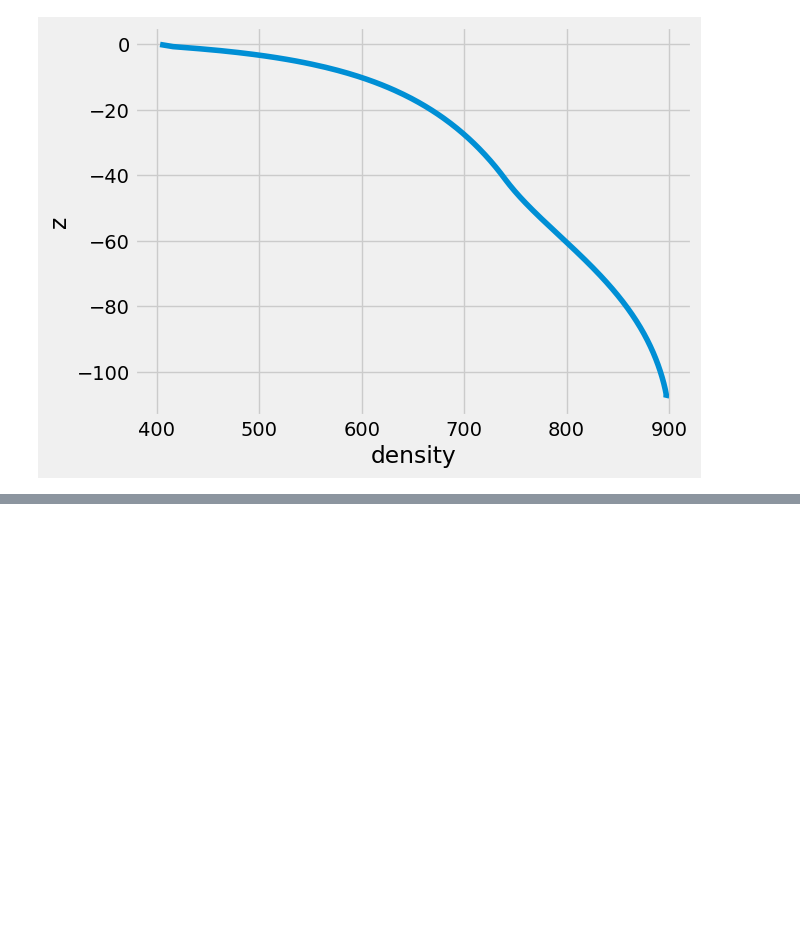
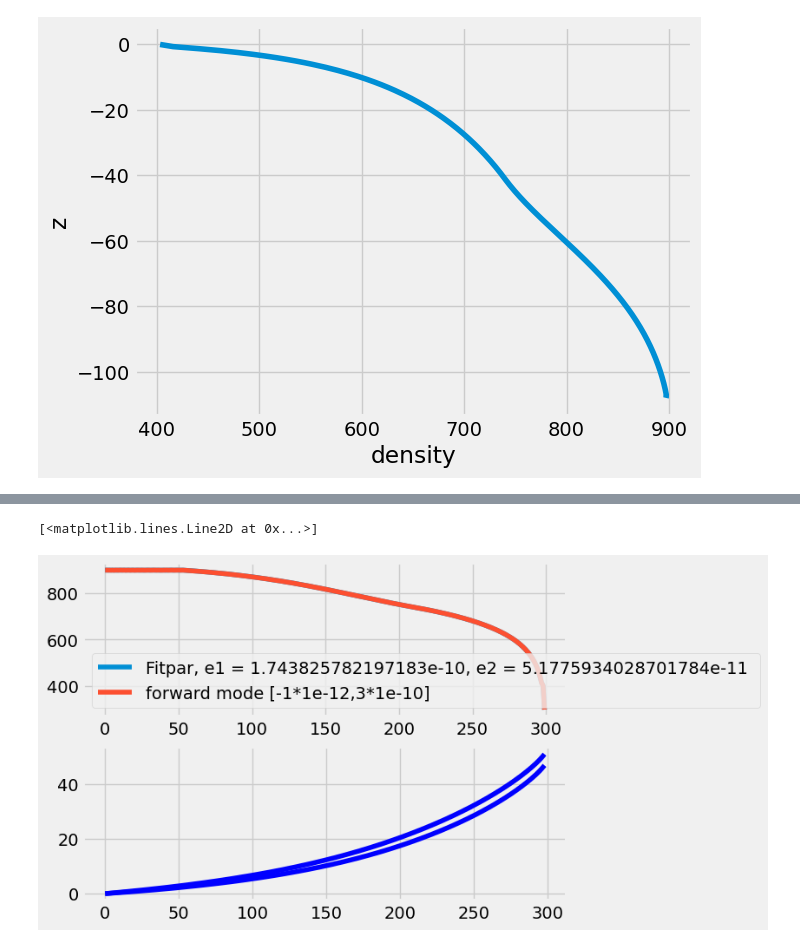
Before and after one commit to NikolajMunkKjaersgaard/Compressible-Fern-Model, a Jupyter notebook: Puk Fern /Inital.ipynb, the cells around one changed output, grey strips where cells are left out. Saved outputs shown, nothing was run; the diff lists cells and outputs as text; code cells hidden in the pictures; blank space fills up the shorter version.

```diff
--- a/Puk Fern /Inital.ipynb
+++ b/Puk Fern /Inital.ipynb
@@ -395,0 +422,12 @@ def BackwardsModel(Years, e1, e2):
+# %%
+DensityFromFit = Asim(steps, par)
+fig,ax = plt.subplots(ncols=1, nrows=2)
+ax[0].plot(np.arange(steps), DensityFromFit[:,0], label = f'Fitpar, e1 = {par[0]}, e2 = {par[1]} ')
+ax[0].plot(np.arange(steps), Ara1[:,0], label = f'forward mode [-1*1e-12,3*1e-10] ')
+ax[0].legend()
+ax[1].plot(Years[-2::-1], np.cumsum(Ara1[:-1, 2])[::-1], 'b-', label='Cumulative Depth')
+ax[1].plot(Years[-2::-1], np.cumsum(DensityFromFit[:-1, 2])[::-1], 'b-', label='Cumulative Depth')
+#The Curvefit algorithm works if the inital guess is right on the actual values used to generate the data. But there are several combinations of horizontal stresses which produce the same density profile. I want to interpret this as the same mass flux out of a volume can be achieved in many different ways.
+# %% [output]
+[<matplotlib.lines.Line2D at 0x...>]
+[figure, added]
```
Also changed, not shown: parts of 19 cells of this notebook.
